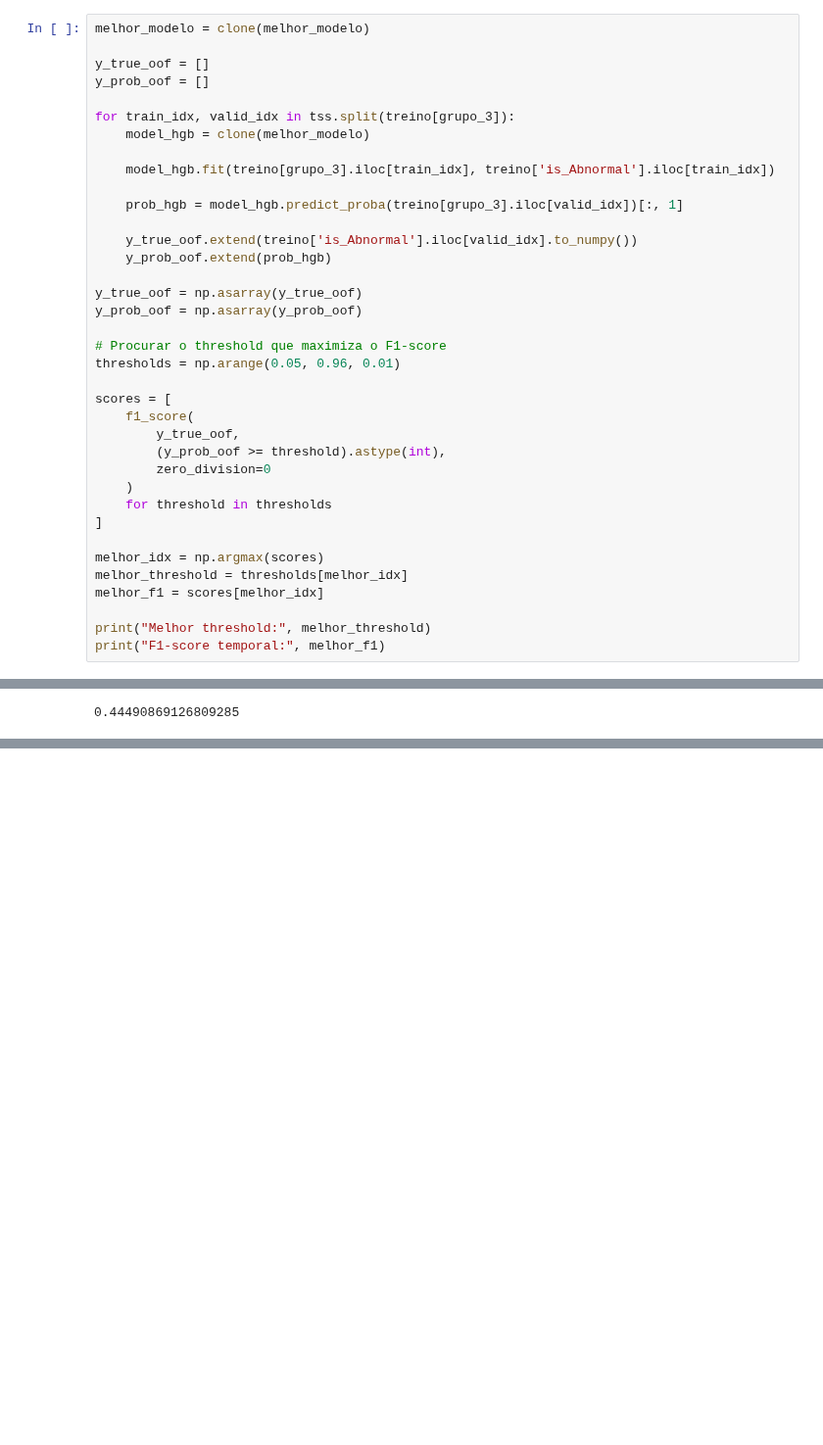
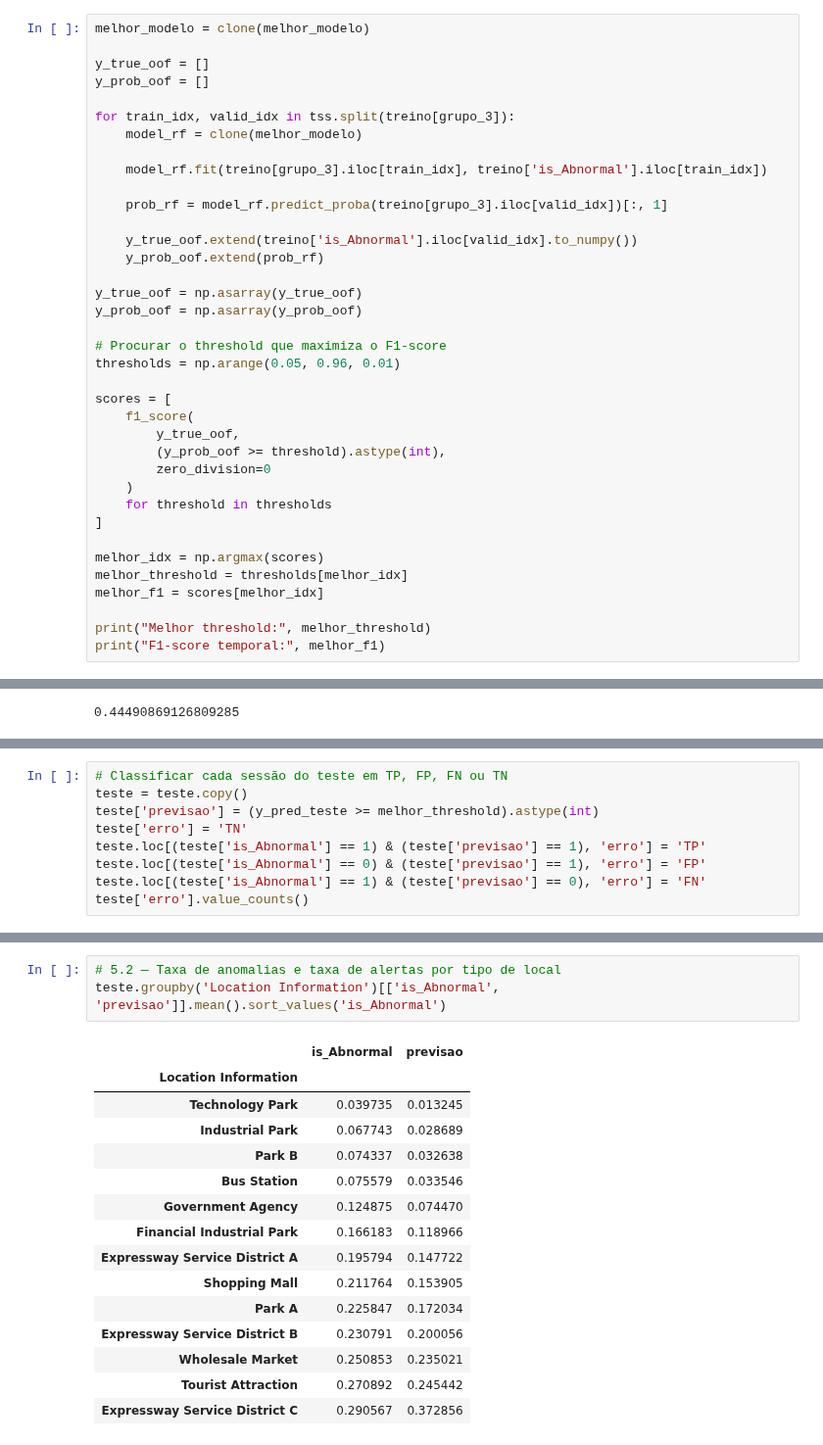
Before and after one commit to RaphaelMoragas/Minera-o_de_Dados_MEI, a Jupyter notebook: Projeto_Final/Projeto_MINDD_Final.ipynb, the cells around one changed output, grey strips where cells are left out. Shown at 98% size. Saved outputs shown, nothing was run; the diff lists cells and outputs as text; blank space fills up the shorter version.

```diff
--- a/Projeto_Final/Projeto_MINDD_Final.ipynb
+++ b/Projeto_Final/Projeto_MINDD_Final.ipynb
@@ -2739,14 +2739,14 @@ y_true_oof = []
 y_prob_oof = []
 
 for train_idx, valid_idx in tss.split(treino[grupo_3]):
-    model_hgb = clone(melhor_modelo)
+    model_rf = clone(melhor_modelo)
 
-    model_hgb.fit(treino[grupo_3].iloc[train_idx], treino['is_Abnormal'].iloc[train_idx])
+    model_rf.fit(treino[grupo_3].iloc[train_idx], treino['is_Abnormal'].iloc[train_idx])
 
-    prob_hgb = model_hgb.predict_proba(treino[grupo_3].iloc[valid_idx])[:, 1]
+    prob_rf = model_rf.predict_proba(treino[grupo_3].iloc[valid_idx])[:, 1]
 
     y_true_oof.extend(treino['is_Abnormal'].iloc[valid_idx].to_numpy())
-    y_prob_oof.extend(prob_hgb)
+    y_prob_oof.extend(prob_rf)
 
 y_true_oof = np.asarray(y_true_oof)
 y_prob_oof = np.asarray(y_prob_oof)
@@ -2906,0 +2923,9 @@ average_precision_score(y_teste, teste['post_previous_abnormal_rate_1D'])
+# %%
+# Classificar cada sessão do teste em TP, FP, FN ou TN
+teste = teste.copy()
+teste['previsao'] = (y_pred_teste >= melhor_threshold).astype(int)
+teste['erro'] = 'TN'
+teste.loc[(teste['is_Abnormal'] == 1) & (teste['previsao'] == 1), 'erro'] = 'TP'
+teste.loc[(teste['is_Abnormal'] == 0) & (teste['previsao'] == 1), 'erro'] = 'FP'
+teste.loc[(teste['is_Abnormal'] == 1) & (teste['previsao'] == 0), 'erro'] = 'FN'
+teste['erro'].value_counts()
@@ -2906,0 +2949,19 @@ average_precision_score(y_teste, teste['post_previous_abnormal_rate_1D'])
+# %%
+# 5.2 — Taxa de anomalias e taxa de alertas por tipo de local
+teste.groupby('Location Information')[['is_Abnormal', 'previsao']].mean().sort_values('is_Abnormal')
+# %% [output]
+|  | is_Abnormal | previsao |
+| Location Information |  |  |
+| Technology Park | 0.039735 | 0.013245 |
+| Industrial Park | 0.067743 | 0.028689 |
+| Park B | 0.074337 | 0.032638 |
+| Bus Station | 0.075579 | 0.033546 |
+| Government Agency | 0.124875 | 0.074470 |
+| Financial Industrial Park | 0.166183 | 0.118966 |
+| Expressway Service District A | 0.195794 | 0.147722 |
+| Shopping Mall | 0.211764 | 0.153905 |
+| Park A | 0.225847 | 0.172034 |
+| Expressway Service District B | 0.230791 | 0.200056 |
+| Wholesale Market | 0.250853 | 0.235021 |
+| Tourist Attraction | 0.270892 | 0.245442 |
+| Expressway Service District C | 0.290567 | 0.372856 |
```
Also changed, not shown: parts of 7 cells of this notebook, 1 other file.
